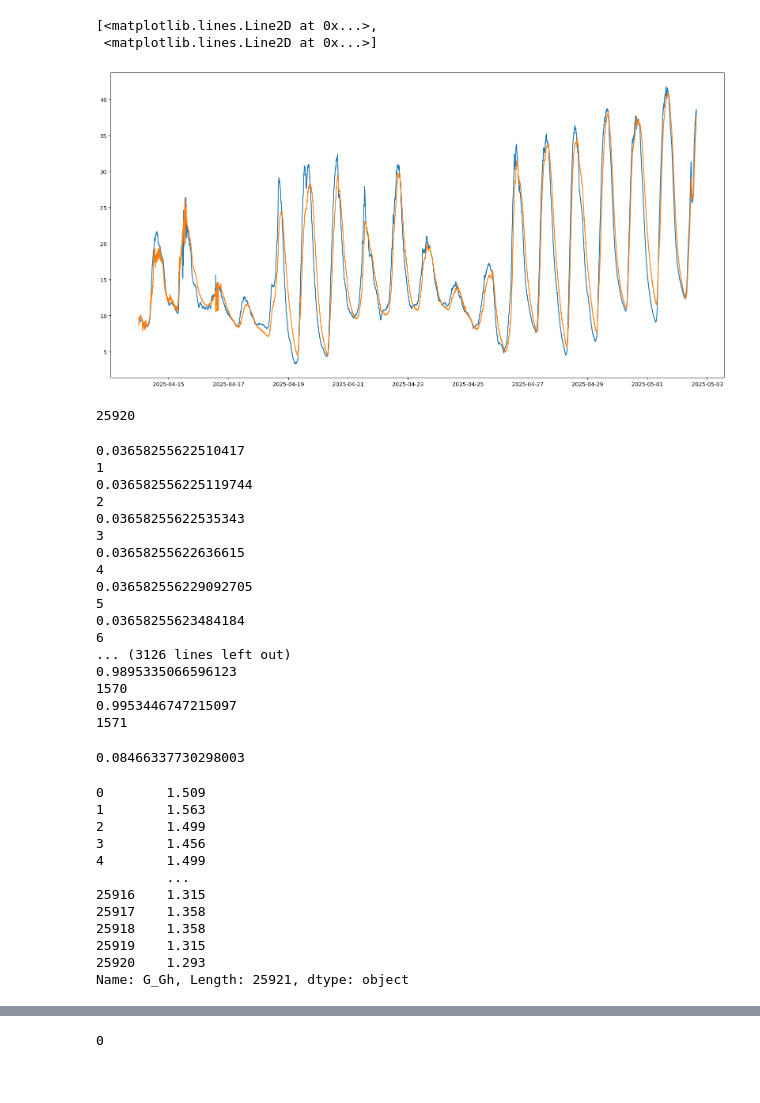
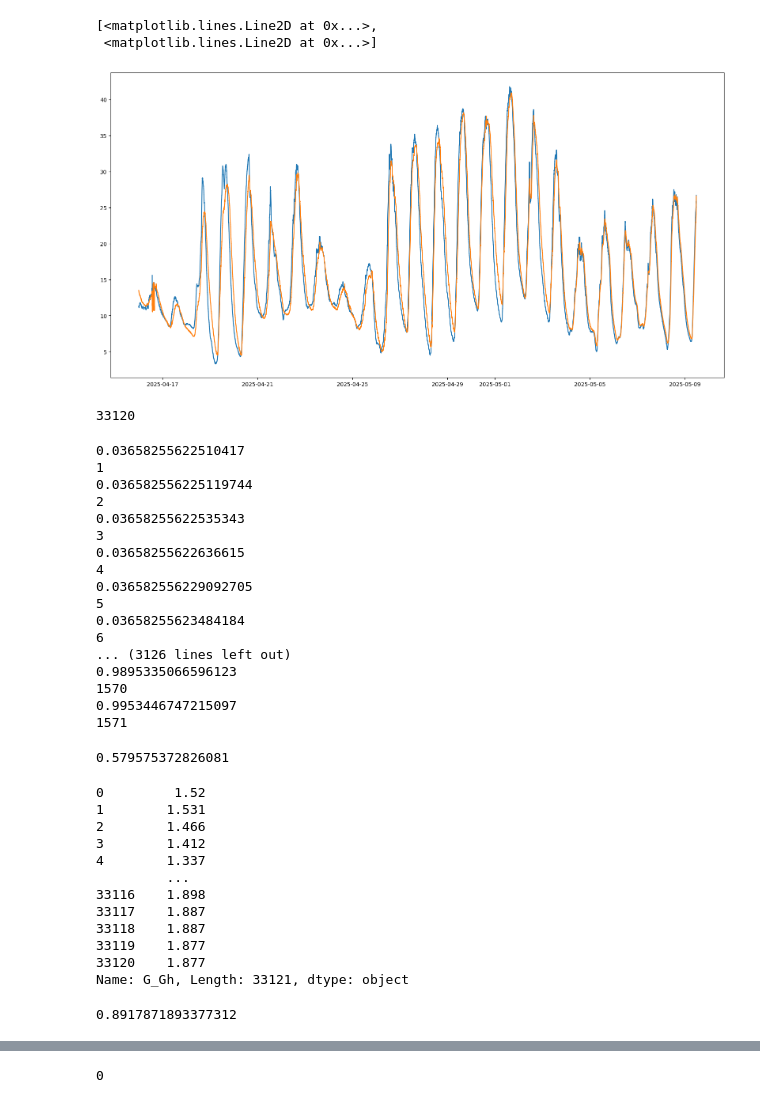
Before and after one commit to MatthijsKok01/Code, a Jupyter notebook: import_data.ipynb, the cells around one changed output, grey strips where cells are left out. Saved outputs shown, nothing was run; the diff lists cells and outputs as text; code cells hidden in the pictures.

```diff
--- a/import_data.ipynb
+++ b/import_data.ipynb
@@ -179,16 +179,16 @@ Name: hs, Length: 25921, dtype: float64
 # %%
 #extract logger data, this works!
-logger_data = pd.read_csv('2-5-2025.csv',
+logger_data = pd.read_csv('9-5-2025.csv',
                  sep=';',            # Specify semicolon as separator
                  decimal=',',        # Specify comma as decimal point
                  parse_dates=['Datum'],
                  date_parser=lambda x: pd.to_datetime(x, format='%d-%m-%Y %H:%M:%S'))  # Convert date column to datetime
 logger_data.describe()
 plt.plot(logger_data['Datum'], logger_data['T HE in[°C]'],logger_data['Datum'], logger_data['T HE out[°C]'])
 # %% [output]
 [<matplotlib.lines.Line2D at 0x...>,
  <matplotlib.lines.Line2D at 0x...>]
-[figure, old version]
+[figure, new version]
 # %%
 # defining setup choices
 time_int = 60
@@ -207,7 +207,7 @@ T_cap_low = 15+273.15
 dilution_rate = 0 #V_reactor*0.0833/3600                 # random suggestion
 harvest_hours = [12,13,14,15,16,17]                       # the hours when broth can be harvested
 int_method = 'LSODA'                                        # what integration method is used
-case = 'Round'                                               # with options Flat, Round, Multiple/else
+case = 'Multiple'                                               # with options Flat, Round, Multiple/else
 T_in = 273.15+13                        # arbitrary inlet temperature fresh medium
 glass_thickness = 2.2*10**-3
 L = 1                               # an arbitraty length of a meter of reactor is used
@@ -220,7 +220,7 @@ s_reactor = 0.245-0.065             # distance between centers of two neigouring
 t_span=np.arange(t_start,len(data.date_time)*60,60)
 len(t_span)
 # %% [output]
-25920
+33120
 # %%
 # defining emperical constants
 sigma = 5.670374419*10**-8          # boltzman constant
@@ -264,8 +264,11 @@ round_factor = math.pi/2                 # amount of radiation recieved extra be
 # %%
 # Returns the amount of sunlight that is reflected back basaed on the incoming angle. This is based on fresnels law
 def fresnel(theta_1,n1,n2):
-
-    theta_2 = np.arcsin(n1/n2*np.sin(theta_1))                # from snells law
+    try:
+        theta_2 = np.arcsin(n1/n2*np.sin(theta_1))
+    except:
+        return 1
+    #theta_2 = np.arcsin(n1/n2*np.sin(theta_1))                # from snells law
     if n1 * np.sin(theta_1)>n2:
         return 1
     else:
@@ -303,7 +306,7 @@ for i in int_range:
     count_args +=1
     print(count_args)
 sum_int/count_args    #print(fresnel(i,n_air,n_glass))
-fresnel(math.pi/3,n_air,n_glass)
+tau_reactor = 1-fresnel(math.pi/3,n_air,n_glass)
 # %% [output]
 0.03658255622510417
 1
@@ -322,7 +325,20 @@ fresnel(math.pi/3,n_air,n_glass)
 1570
 0.9953446747215097
 1571
-0.08466337730298003
+# %%
+# calculate the reflection of diffuse light
+def integrand(theta, n_air, n_glass):
+    return  fresnel(theta, n_air, n_glass)*math.cos(theta)*math.sin(theta)
+func = lambda theta: integrand(theta, n_air, n_glass)
+refl = 2*integrate.quad(func,0,math.pi/2)[0]
+tau_reactor = 1-refl
+fresnel(1,n_air,n_glass)
+refl
+func2 = lambda theta: integrand(theta, n_glass, n_air)
+refl2 = 2*integrate.quad(func2,0,math.pi/2)[0]
+refl2
+# %% [output]
+0.579575372826081
 # %%
 def direct_solar_rad(t,y,time_index): #in the paper they do something with a formfactor here, check later why
     x_sun = math.cos(math.radians(data.hs[time_index]))*math.sin(math.radians(data.Az[time_index]))
@@ -332,17 +348,22 @@ def direct_solar_rad(t,y,time_index): #in the paper they do something with a for
     a =abs(x_sun)
     if data.hs[time_index]>0 or math.isnan(data.hs[time_index]):
         #angle = math.atan(o/a)
-        angle = math.acos(x_sun/1)
+        angle = math.acos(z_sun/1)
     else:
         return 0
     if case == 'Flat':
-        Q = tau_reactor*epsilon_reactor*R_reactor*2*L*data.G_Gh[time_index]
+        Q = (1-fresnel(angle,n_air,n_glass))*epsilon_reactor*R_reactor*2*L*data.G_Gh[time_index]
     elif case == 'Round':
         angle = math.asin(x_sun)
-        #Q =   tau_reactor*epsilon_reactor*R_reactor*2*L*data.G_Gn2[time_index]*math.cos(angle)
-        Q = tau_reactor*epsilon_reactor*R_reactor*2*L*data.G_Gh[time_index]
+        func = lambda theta: integrand(theta, n_air, n_glass)
+        refl = 1-(2*integrate.quad(func, angle, math.pi/2)[0]/(math.pi/2-angle))
+        Q = refl*epsilon_reactor*R_reactor*math.pi*L*data.G_Gn2[time_index]*math.cos(angle)
+        #Q = tau_reactor*epsilon_reactor*R_reactor*2*L*data.G_Gh[time_index]
     else:
-        Q =0
+        angle = math.asin(x_sun)
+        func = lambda theta: integrand(theta, n_air, n_glass)
+        refl = 1-(2*integrate.quad(func, angle, math.pi/2)[0]/(math.pi/2-angle))
+        Q = refl*epsilon_reactor*R_reactor*math.pi*L*data.G_Gn2[time_index]*math.cos(angle)
     #print(time_index)
     return Q
 
@@ -355,18 +376,18 @@ def direct_solar_rad(t,y,time_index): #in the paper they do something with a for
 direct_solar_rad(1,273,600)
 data.G_Gh
 # %% [output]
-0        1.509
-1        1.563
-2        1.499
-3        1.456
-4        1.499
+0         1.52
+1        1.531
+2        1.466
+3        1.412
+4        1.337
          ...
-25916    1.315
-25917    1.358
-25918    1.358
-25919    1.315
-25920    1.293
-Name: G_Gh, Length: 25921, dtype: object
+33116    1.898
+33117    1.887
+33118    1.887
+33119    1.877
+33120    1.877
+Name: G_Gh, Length: 33121, dtype: object
 # %%
 def diffuse_solar_rad(t,y,time_index):
     if case == 'Flat':
@@ -389,12 +410,15 @@ def infrared_rad_air(t,y,time_index):
 # %%
 def reactor_infrared_radiation(t,y,time_index):
     if case == 'Flat':
-        Q = sigma*L*(2*R_reactor*2) *tau_reactor*epsilon_reactor*y**4                                          # consider cross section, radiation going both up and down
+        Q = sigma*L*(2*R_reactor*2)*epsilon_reactor*y**4                                          # consider cross section, radiation going both up and down
     elif case == 'Round':
-        Q = sigma*L*(2*R_reactor*math.pi)*tau_reactor*epsilon_reactor*y**4*(1-reactor_to_reactor(t,y,time_index))               # consider view factor to two neighbouring cylinders
+        Q = sigma*L*(2*R_reactor*math.pi)*epsilon_reactor*y**4#*(1-reactor_to_reactor(t,y,time_index))               # consider view factor to two neighbouring cylinders
         #Q = sigma*tau_reactor*epsilon_reactor*y**4*L*(2*R_reactor*2)                                      # consider full area around the tube
     else:
-        Q = sigma*tau_reactor*epsilon_reactor*y**4*L*(2*R_reactor*math.pi)*(1-2*F_between_reactor)               # consider view factor to two neighbouring cylinders
+        Q = sigma*epsilon_reactor*y**4*L*(2*R_reactor*math.pi)*(1-2*F_between_reactor)               # consider view factor to two neighbouring cylinders
     return -Q
+(1-2*F_between_reactor)
+# %% [output]
+0.8917871893377312
 # %%
 # Returns the amount of heat coming into the system based on measured ground radiation
```
Also changed, not shown: parts of 18 cells of this notebook, 1 other file.
